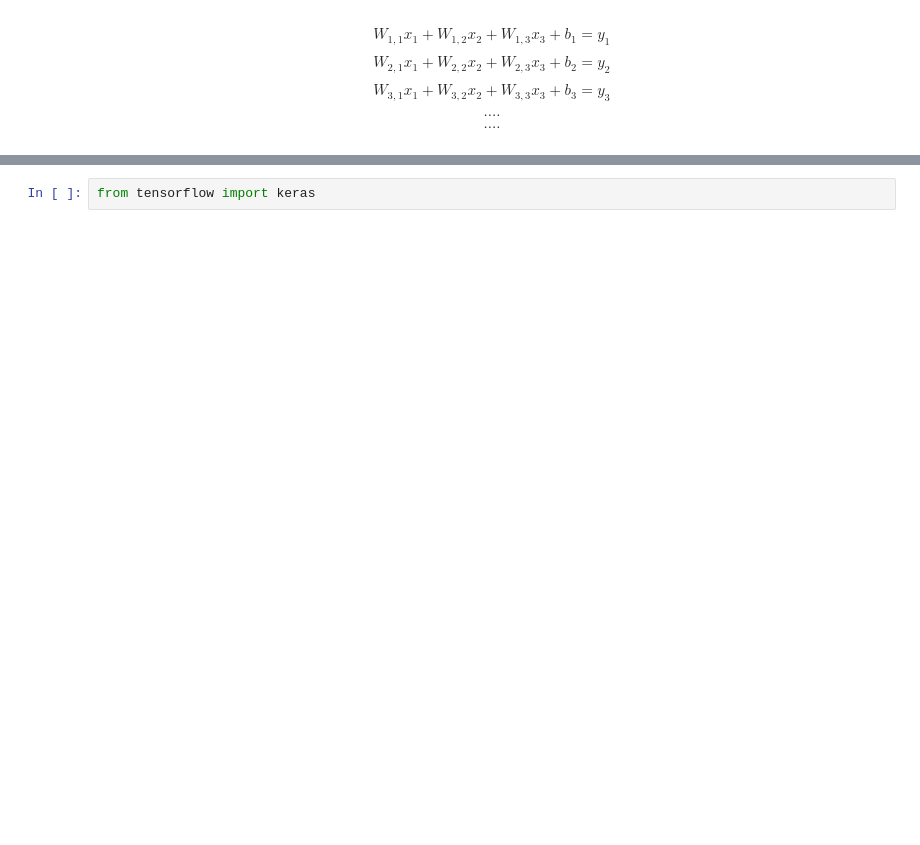
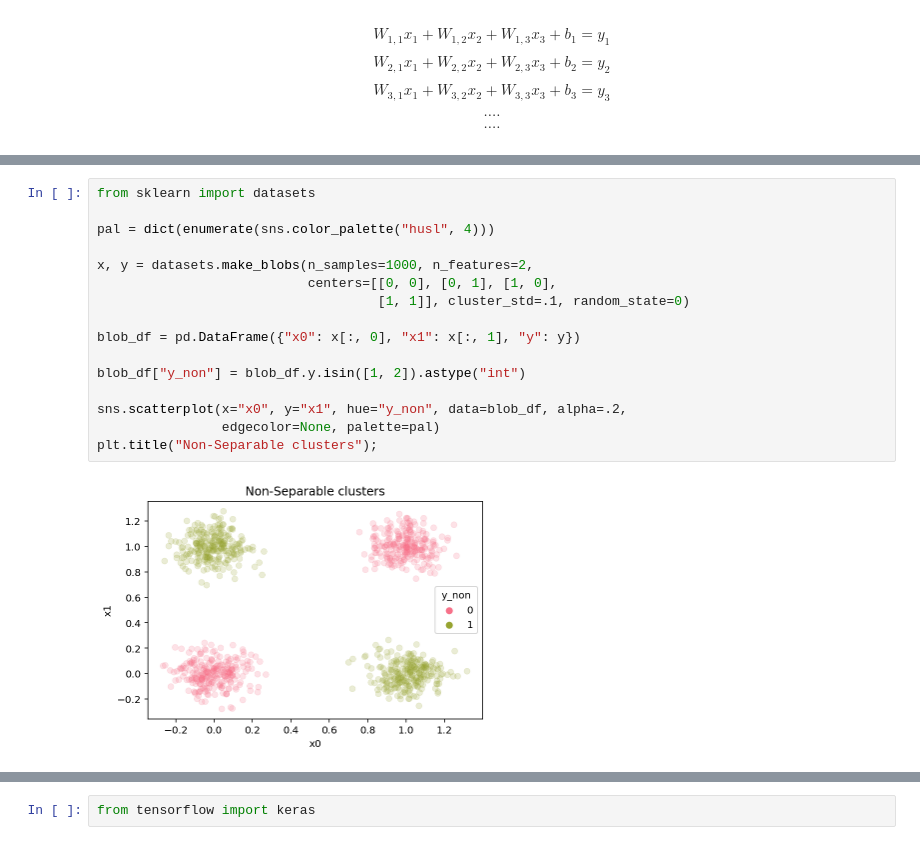
Before and after one commit to julialintern/Intro_to_Deep_Learning, a Jupyter notebook: 01_Neural_nets.ipynb, the cells around one changed output, grey strips where cells are left out. Cells and saved outputs as stored; diff of their text form; blank space fills up the shorter version.

```diff
--- a/01_Neural_nets.ipynb
+++ b/01_Neural_nets.ipynb
@@ -129,0 +165,18 @@ plt.scatter(X.T[:,0],X.T[:,1],c=h3);
+# %%
+from sklearn import datasets
+
+pal = dict(enumerate(sns.color_palette("husl", 4)))
+
+x, y = datasets.make_blobs(n_samples=1000, n_features=2,
+                           centers=[[0, 0], [0, 1], [1, 0],
+                                    [1, 1]], cluster_std=.1, random_state=0)
+
+blob_df = pd.DataFrame({"x0": x[:, 0], "x1": x[:, 1], "y": y})
+
+blob_df["y_non"] = blob_df.y.isin([1, 2]).astype("int")
+
+sns.scatterplot(x="x0", y="x1", hue="y_non", data=blob_df, alpha=.2,
+                edgecolor=None, palette=pal)
+plt.title("Non-Separable clusters");
+# %% [output]
+[figure, added]
```
Also changed, not shown: parts of 42 cells of this notebook, 1 other file.
